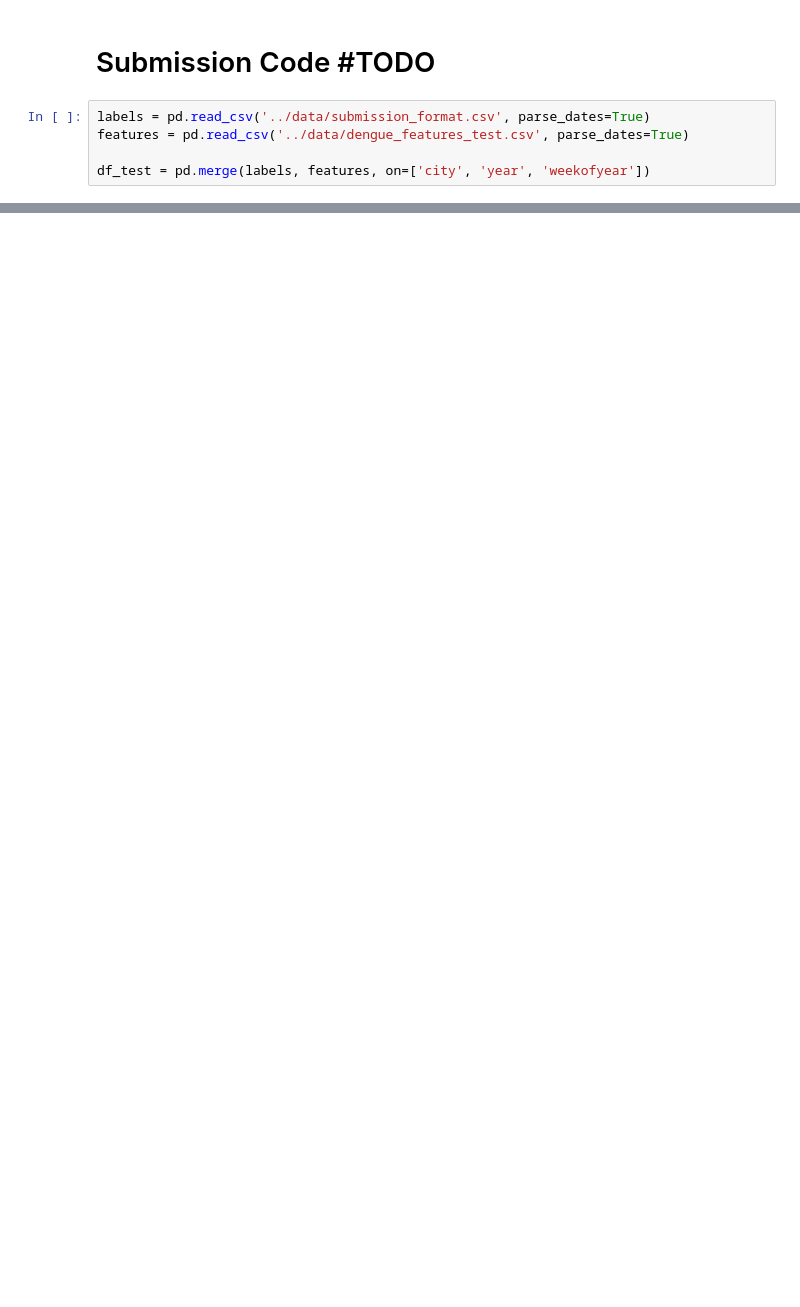
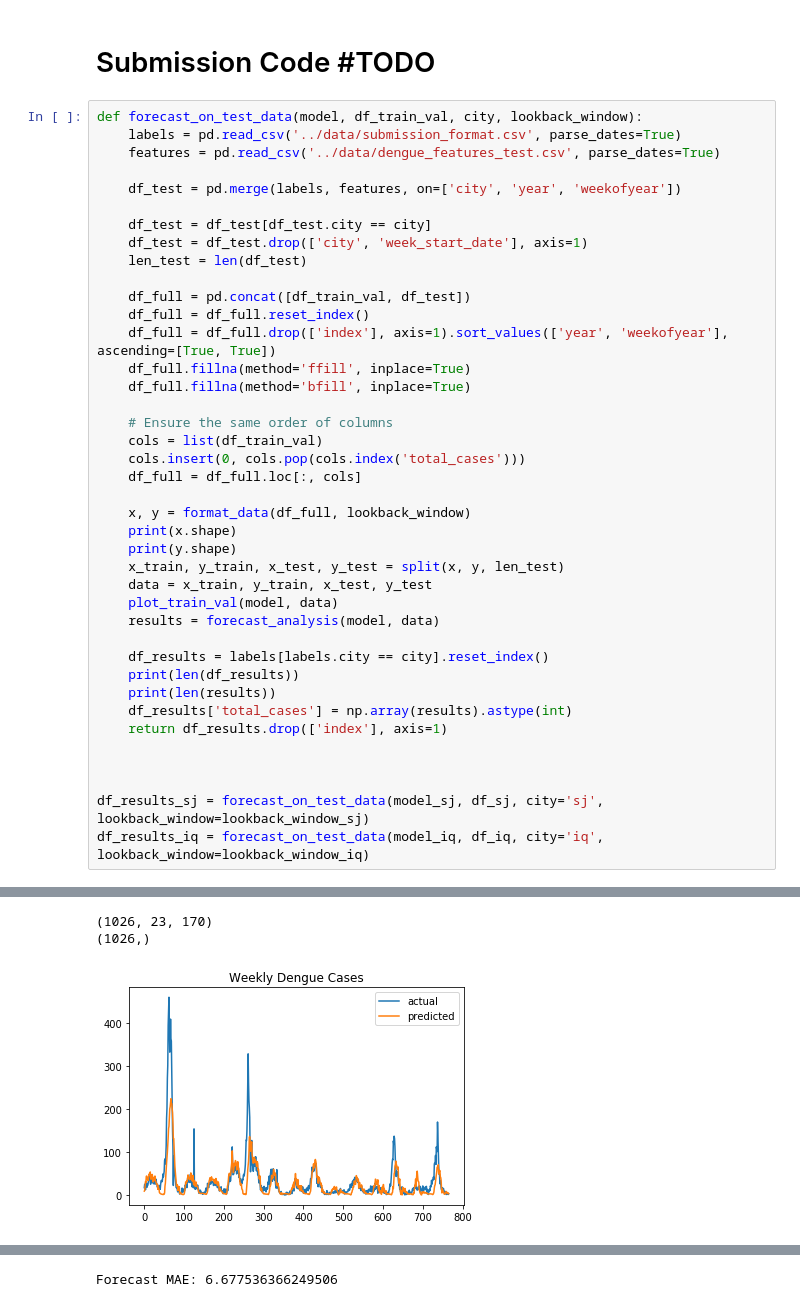
Before and after one commit to jsiloto/dengAI, a Jupyter notebook: analysis/modeling-dnn.ipynb, the cells around one changed output, grey strips where cells are left out. Drawn from its saved outputs; the diff is of its cells as text; blank space fills up the shorter version.

Commit message:
Fix bugs, add submission code

```diff
--- a/analysis/modeling-dnn.ipynb
+++ b/analysis/modeling-dnn.ipynb
@@ -256,7 +259,43 @@ Forecast MAE: 13.99837382578174
 # %% [markdown]
 # Submission Code #TODO
-# %%
-labels = pd.read_csv('../data/submission_format.csv', parse_dates=True)
-features = pd.read_csv('../data/dengue_features_test.csv', parse_dates=True)
-
-df_test = pd.merge(labels, features, on=['city', 'year', 'weekofyear'])
+# %%
+def forecast_on_test_data(model, df_train_val, city, lookback_window):
+    labels = pd.read_csv('../data/submission_format.csv', parse_dates=True)
+    features = pd.read_csv('../data/dengue_features_test.csv', parse_dates=True)
+
+    df_test = pd.merge(labels, features, on=['city', 'year', 'weekofyear'])
+
+    df_test = df_test[df_test.city == city]
+    df_test = df_test.drop(['city', 'week_start_date'], axis=1)
+    len_test = len(df_test)
+
+    df_full = pd.concat([df_train_val, df_test])
+    df_full = df_full.reset_index()
+    df_full = df_full.drop(['index'], axis=1).sort_values(['year', 'weekofyear'], ascending=[True, True])
+    df_full.fillna(method='ffill', inplace=True)
+    df_full.fillna(method='bfill', inplace=True)
+
+    # Ensure the same order of columns
+    cols = list(df_train_val)
+    cols.insert(0, cols.pop(cols.index('total_cases')))
+    df_full = df_full.loc[:, cols]
+
+    x, y = format_data(df_full, lookback_window)
+    print(x.shape)
+    print(y.shape)
+    x_train, y_train, x_test, y_test = split(x, y, len_test)
+    data = x_train, y_train, x_test, y_test
+    plot_train_val(model, data)
+    results = forecast_analysis(model, data)
+
+    df_results = labels[labels.city == city].reset_index()
+    print(len(df_results))
+    print(len(results))
+    df_results['total_cases'] = np.array(results).astype(int)
+    return df_results.drop(['index'], axis=1)
+
+
+
+df_results_sj = forecast_on_test_data(model_sj, df_sj, city='sj', lookback_window=lookback_window_sj)
+df_results_iq = forecast_on_test_data(model_iq, df_iq, city='iq', lookback_window=lookback_window_iq)
+# %% [output]
@@ -262,0 +309,3 @@ df_test = pd.merge(labels, features, on=['city', 'year', 'weekofyear'])
+(1026, 23, 170)
+(1026,)
+[figure, added]
@@ -262,0 +313 @@ df_test = pd.merge(labels, features, on=['city', 'year', 'weekofyear'])
+Forecast MAE: 6.677536366249506
```
Also changed, not shown: parts of 11 cells of this notebook.
